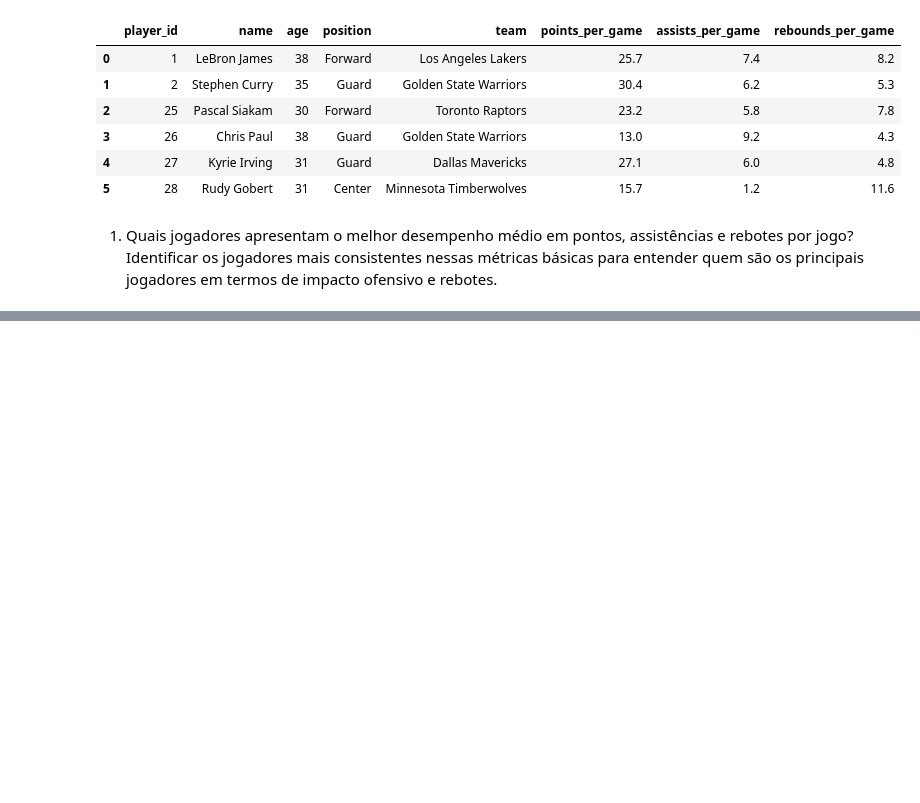
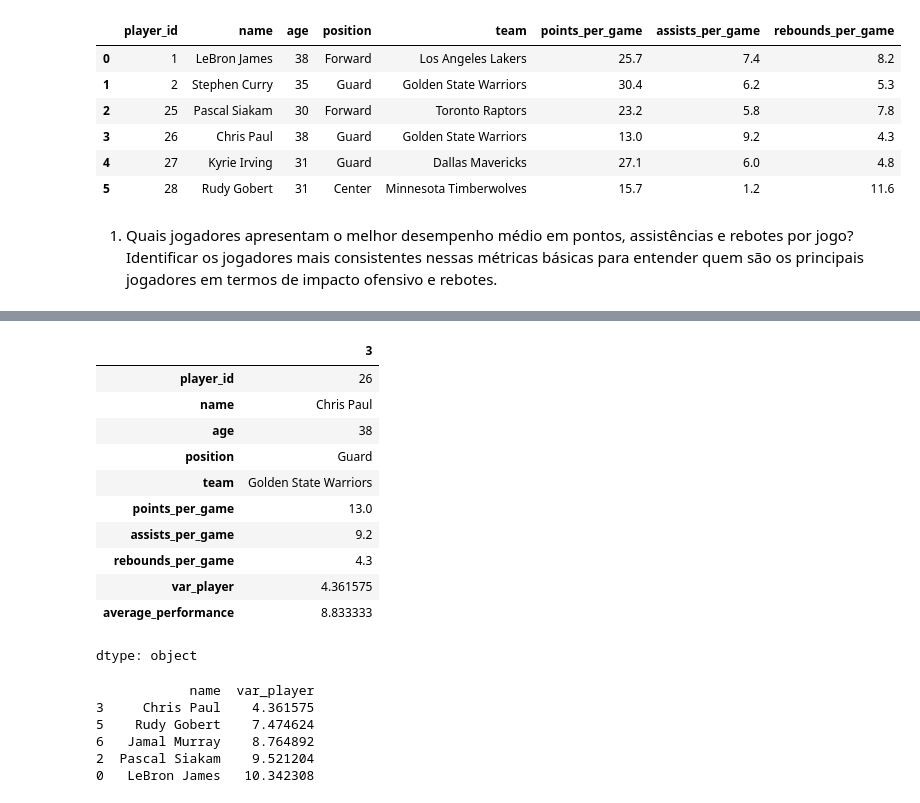
Before and after one commit to jeniferGoncalvesDaSilvaDev/Nba_Api_stats_analysis_ml, a Jupyter notebook: nb_api_stats_analysis_ml.ipynb, the cells around one changed output, grey strips where cells are left out. Drawn from its saved outputs; the diff is of its cells as text; code cells hidden in the pictures; blank space fills up the shorter version.

```diff
--- a/nb_api_stats_analysis_ml.ipynb
+++ b/nb_api_stats_analysis_ml.ipynb
@@ -153,0 +184,41 @@ dtype: object
+# %%
+# Calcula a média simples das três estatísticas para cada jogador
+df['var_player'] = df[['points_per_game', 'assists_per_game', 'rebounds_per_game']].std(axis=1)
+
+# Encontra o jogador com o menor desvio padrão
+player= df.loc[df['var_player'].idxmin()]
+
+player
+# %% [output]
+|  | 3 |
+| player_id | 26 |
+| name | Chris Paul |
+| age | 38 |
+| position | Guard |
+| team | Golden State Warriors |
+| points_per_game | 13.0 |
+| assists_per_game | 9.2 |
+| rebounds_per_game | 4.3 |
+| var_player | 4.361575 |
+| average_performance | 8.833333 |
+dtype: object
+# %%
+
+
+
+
+# Ordena o DataFrame pelo desvio padrão em ordem crescente
+df_sorted = df.sort_values(by=['var_player'])
+
+# Seleciona os 5 primeiros jogadores com o menor desvio padrão
+top_players = df_sorted.head(5) # Você pode alterar o número 5 para a quantidade desejada
+
+# Exibe o resultado
+print(top_players[['name', 'var_player']])
+# %% [output]
+            name  var_player
+3     Chris Paul    4.361575
+5    Rudy Gobert    7.474624
+6   Jamal Murray    8.764892
+2  Pascal Siakam    9.521204
+0   LeBron James   10.342308
```
Also changed, not shown: parts of 4 cells of this notebook.
